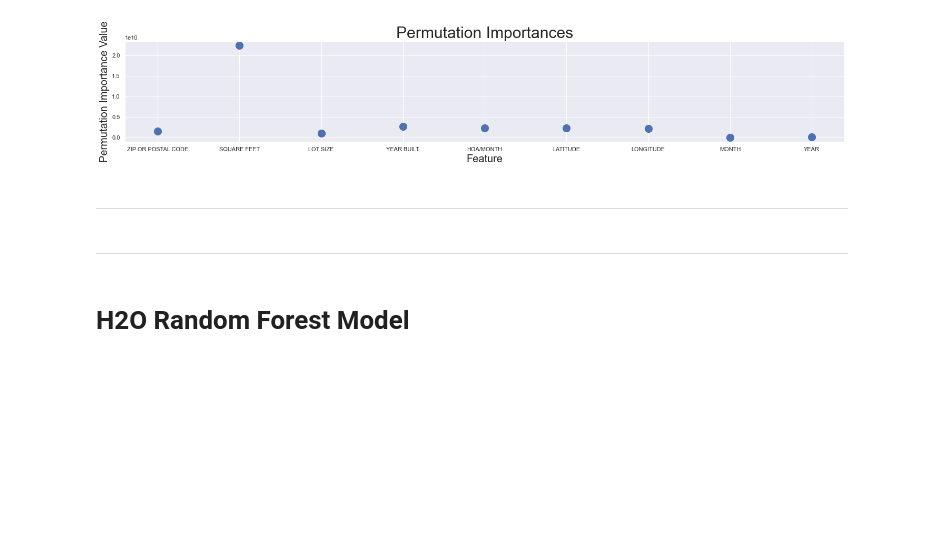
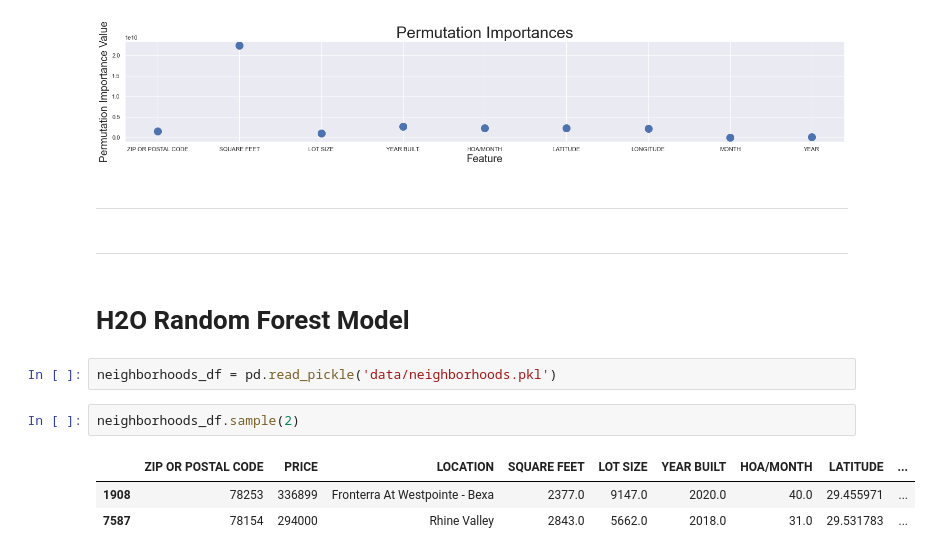
Before and after one commit to randallb15/PredictingSAHomeValues, a Jupyter notebook: HomeValueEstimate.ipynb, the cells around one changed output. Saved outputs shown, nothing was run; the diff lists cells and outputs as text; blank space fills up the shorter version.

```diff
--- a/HomeValueEstimate.ipynb
+++ b/HomeValueEstimate.ipynb
@@ -599,5 +599,13 @@ plt.savefig('img/permimportances3.png')
 -----
 # %% [markdown]
 # H2O Random Forest Model
+# %%
+neighborhoods_df = pd.read_pickle('data/neighborhoods.pkl')
+# %%
+neighborhoods_df.sample(2)
+# %% [output]
+|  | ZIP OR POSTAL CODE | PRICE | LOCATION | SQUARE FEET | LOT SIZE | YEAR BUILT | HOA/MONTH | LATITUDE | ... |
+| 1908 | 78253 | 336899 | Fronterra At Westpointe - Bexa | 2377.0 | 9147.0 | 2020.0 | 40.0 | 29.455971 | ... |
+| 7587 | 78154 | 294000 | Rhine Valley | 2843.0 | 5662.0 | 2018.0 | 31.0 | 29.531783 | ... |
 # %%
 # Import dataset into H2O:
```
Also changed, not shown: parts of 1 cell of this notebook, 2 other files.
